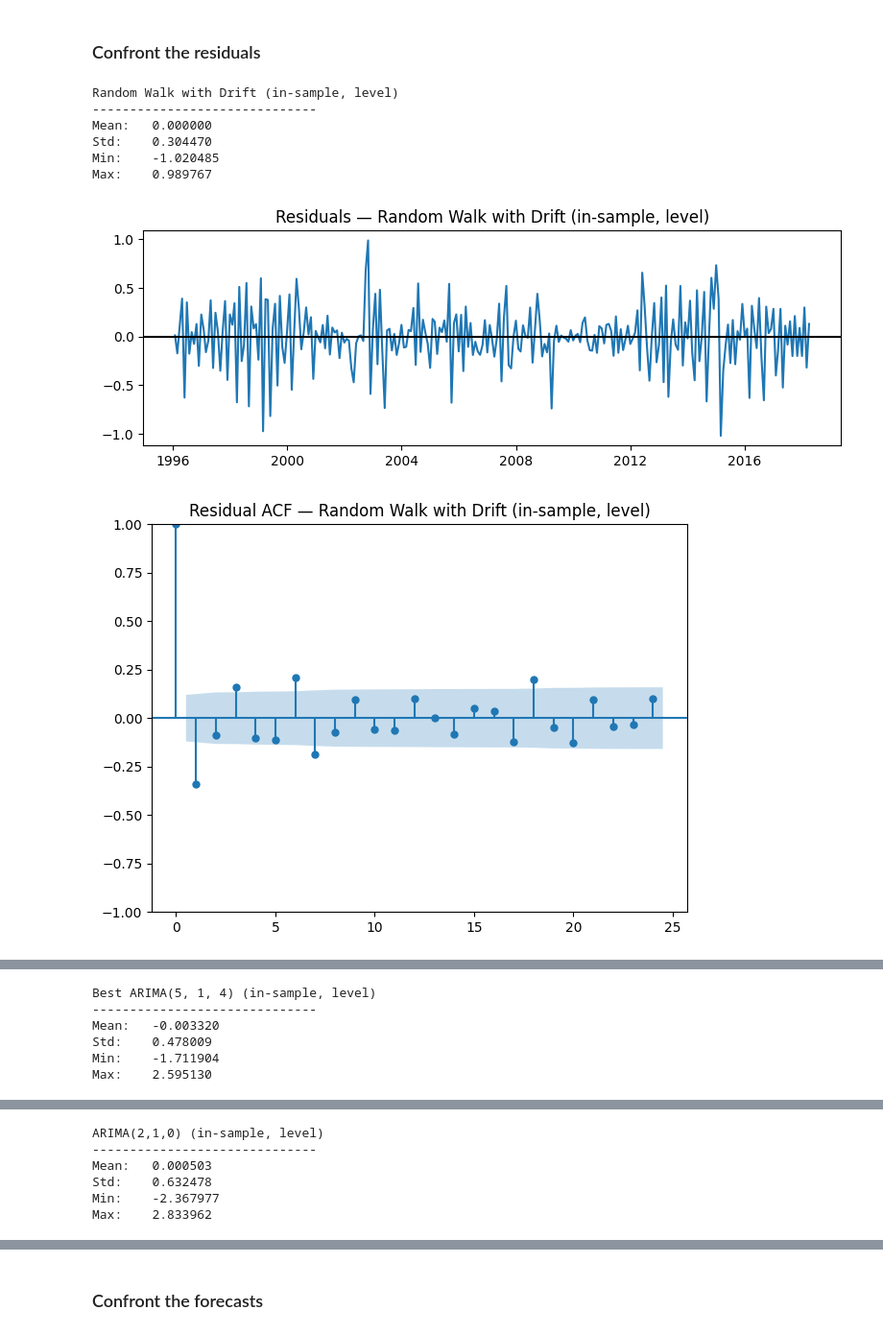
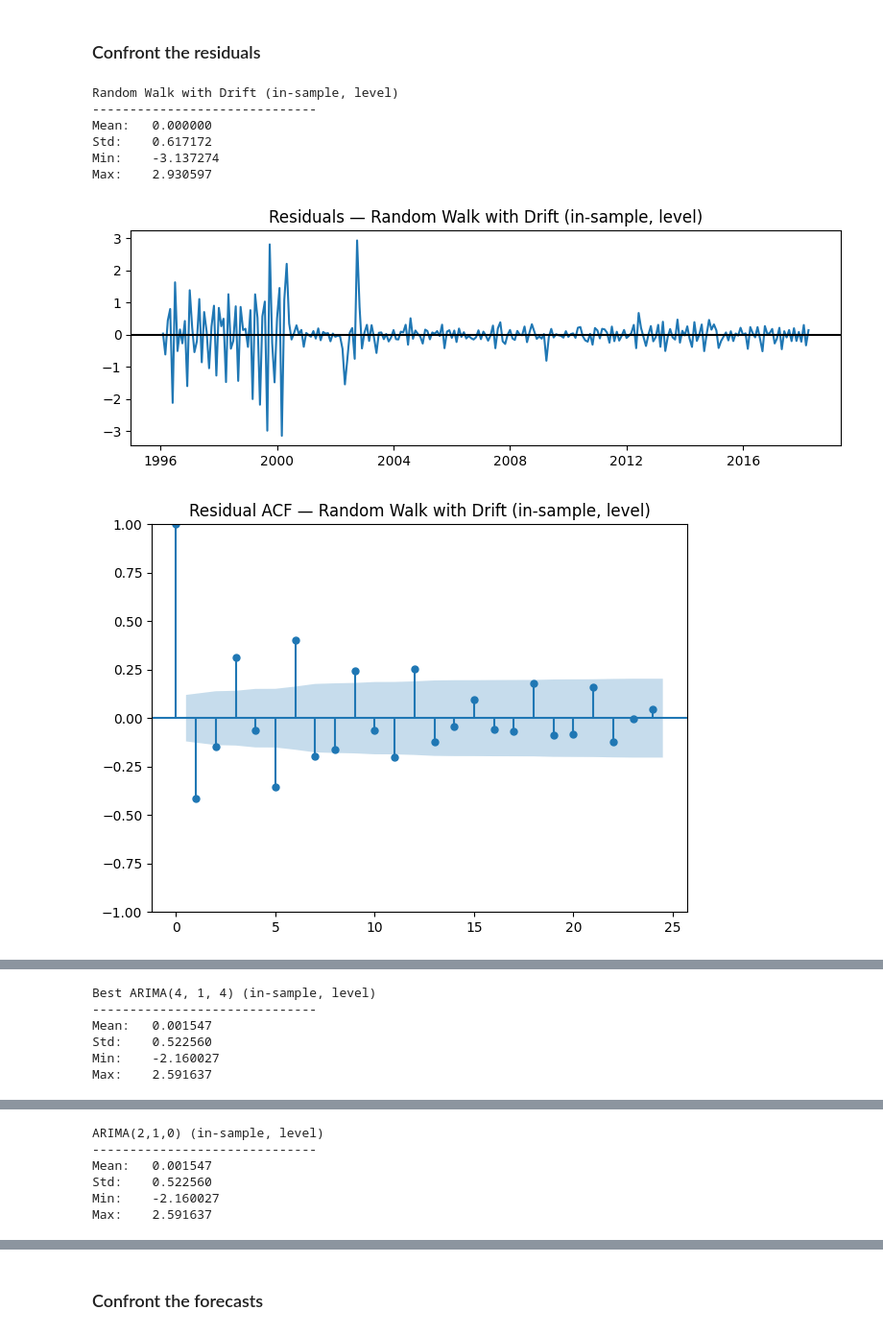
Before and after one commit to alessandro-macchi/bayesian_analysis, a Jupyter notebook: main_analysis.ipynb, the cells around one changed output, grey strips where cells are left out. Shown at 96% size. Cells and saved outputs as stored; diff of their text form; code cells hidden in the pictures.

Commit message:
Now all the models try to predict log_eui and then in the evaluation section we transform all the forecasts to the original level

```diff
--- a/main_analysis.ipynb
+++ b/main_analysis.ipynb
@@ -200,7 +195,7 @@ rw_fcast = expanding_window_forecast_rw_with_drift(
 ### Residuals
 # %%
 mu_rw = rw_fit["mu"]
-y_train = y_train_level
+y_train = y_train_log
 
 # fitted(t) = y_{t-1} + mu
 rw_fitted_in = y_train.shift(1) + mu_rw
@@ -502,17 +599,20 @@ dlog_oil_price   -0.069190 -0.011268  0.053156        1.000000
 # %% [markdown]
 ### Residuals
 # %%
-# In-sample fitted dlog_eui
+# -----------------------------
+# 3. Fit VAR on entire TRAIN sample (no dummies)
+# -----------------------------
+var_model_train = VAR(endog_train_var)
+var_res_train = var_model_train.fit(best_lag_var)
+print(var_res_train.summary())
+
+# In-sample fitted dlog_eui (already in log difference)
 var_fitted_dlog = var_res_train.fittedvalues["dlog_eui"]
 
-# Convert to LEVEL EUI (train)
-eui_train_for_var = train_df.loc[var_fitted_dlog.index, "eui"]
-prev_eui_train = eui_train_for_var.shift(1)
-
-var_fitted_eui_level = prev_eui_train * np.exp(var_fitted_dlog)
-var_resid_in = (eui_train_for_var - var_fitted_eui_level).dropna()
+# In-sample residuals in LOG DIFFERENCE space
+actual_dlog_train = endog_train_var.loc[var_fitted_dlog.index, "dlog_eui"]
+var_resid_in = (actual_dlog_train - var_fitted_dlog).dropna()
 var_resid_in.name = "var_resid_in"
-
-print("\nVAR — in-sample residuals (head):")
+print("\nVAR — in-sample residuals (log difference, head):")
 print(var_resid_in.head())
 # %% [output]
@@ -626,7 +735,7 @@ X_train_rf, y_train_rf, X_test_rf, y_test_rf = align_lagged_with_train_test(
     features_df=features_df,
     train_df=train_df,
     test_df=test_df,
-    target_col=target_col_orig,  # e.g. "eui"
+    target_col=target_col,
     feature_cols=rf_feature_cols,
     max_lag=12,
     date_col="date",
@@ -642,19 +751,20 @@ print("y_test_rf:", y_test_rf.shape)
 # 2. Define RF param_grid as dict of lists
 # ---------------------------------------------------
 
-# param_grid = {"n_estimators": [200, 300, 500], "max_depth": [3, 4, 5], "min_samples_leaf": [1, 2, 4],}
+param_grid = {"n_estimators": [200, 300, 500], "max_depth": [3, 4, 5], "min_samples_leaf": [1, 2, 4],}
 
 # From the grid above the best params are:
 
 # === RF Time-series CV results (sorted by MSFE) ===
 #     n_estimators  max_depth  min_samples_leaf   cv_msfe
-# 24           500          5                 1  0.088497
-# 15           300          5                 1  0.089095
-# 6            200          5                 1  0.089632
-# 21           500          4                 1  0.089714
-# 25           500          5                 2  0.090639
+# 24           500          5                 1  0.053973
+# 15           300          5                 1  0.054652
+# 21           500          4                 1  0.054652
+# 25           500          5                 2  0.054810
+# 3            200          4                 1  0.055036
 
 # Best RF params: {'n_estimators': 500, 'max_depth': 5, 'min_samples_leaf': 1}
+
 
 #For computational efficiency, we simply use the best params found above.
 
@@ -883,36 +972,36 @@ def quick_resid_diagnostics(resid: pd.Series, title: str):
     print(f"Std:    {resid.std():.6f}")
     print(f"Min:    {resid.min():.6f}")
     print(f"Max:    {resid.max():.6f}")
 
     plt.figure(figsize=(8,3))
     plt.plot(resid)
     plt.axhline(0, color="black")
     plt.title(f"Residuals — {title}")
     plt.tight_layout()
     plt.show()
 
     plot_acf(resid.dropna(), lags=24)
     plt.title(f"Residual ACF — {title}")
     plt.tight_layout()
     plt.show()
 
     plot_pacf(resid.dropna(), lags=24, method="ywm")
     plt.title(f"Residual PACF — {title}")
     plt.tight_layout()
     plt.show()
 
 # Esempi:
 quick_resid_diagnostics(rw_resid_in,          "Random Walk with Drift (in-sample, level)")
-quick_resid_diagnostics(arima_best_resid_in,  f"Best ARIMA{best_order} (in-sample, level)")
+quick_resid_diagnostics(arima_210_resid_in,  f"Best ARIMA{best_order} (in-sample, level)")
 quick_resid_diagnostics(arima_210_resid_in, "ARIMA(2,1,0) (in-sample, level)")
 quick_resid_diagnostics(var_resid_in,         "VAR (in-sample, level)")
 quick_resid_diagnostics(rf_resid_in,          "Random Forest (in-sample, level)")
 # %% [output]
 Random Walk with Drift (in-sample, level)
 ------------------------------
 Mean:   0.000000
-Std:    0.304470
-Min:    -1.020485
-Max:    0.989767
+Std:    0.617172
+Min:    -3.137274
+Max:    2.930597
-[figure, old version]
+[figure, new version]
-[figure, old version]
+[figure, new version]
@@ -920,6 +1009,6 @@ Max:    0.989767
-Best ARIMA(5, 1, 4) (in-sample, level)
+Best ARIMA(4, 1, 4) (in-sample, level)
 ------------------------------
-Mean:   -0.003320
-Std:    0.478009
-Min:    -1.711904
-Max:    2.595130
+Mean:   0.001547
+Std:    0.522560
+Min:    -2.160027
+Max:    2.591637
@@ -929,6 +1018,6 @@ Max:    2.595130
 ARIMA(2,1,0) (in-sample, level)
 ------------------------------
-Mean:   0.000503
-Std:    0.632478
-Min:    -2.367977
-Max:    2.833962
+Mean:   0.001547
+Std:    0.522560
+Min:    -2.160027
+Max:    2.591637
```
Also changed, not shown: parts of 22 cells of this notebook.
